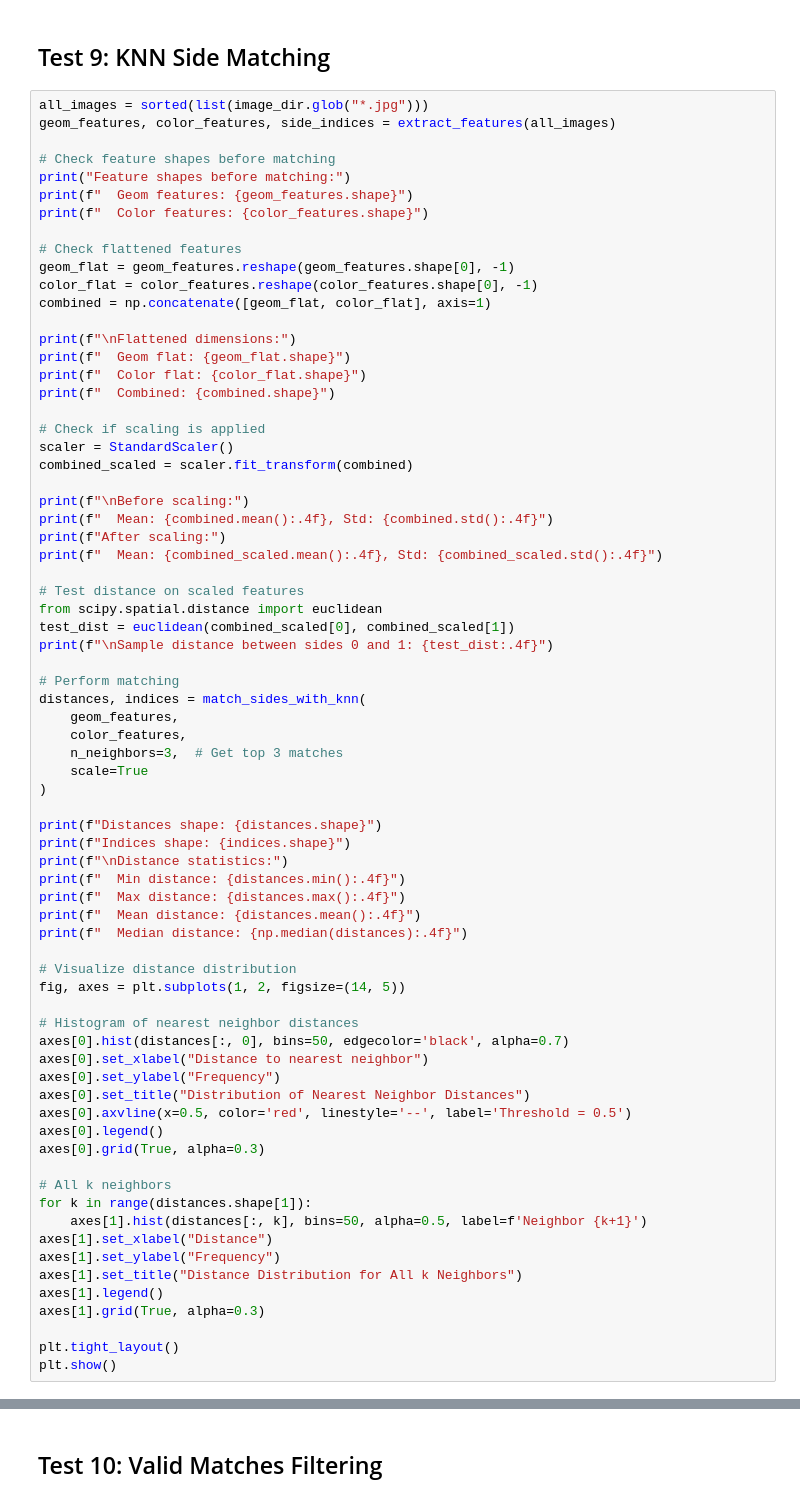
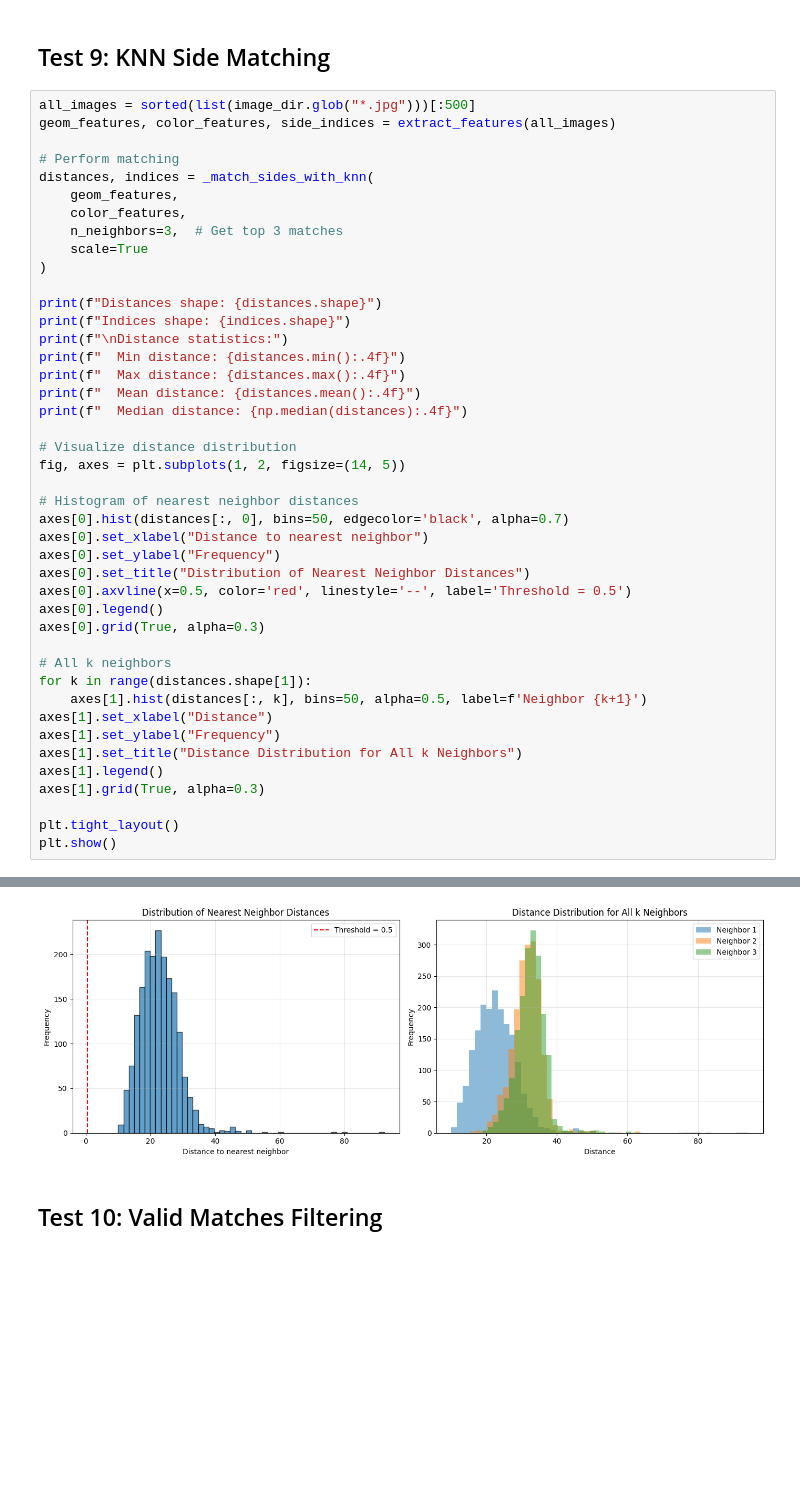
Before and after one commit to hundun-elon/a-thousand-piece-mystery, a Jupyter notebook: notebooks/feature_extraction.ipynb, the cells around one changed output, grey strips where cells are left out. Drawn from its saved outputs; the diff is of its cells as text; blank space fills up the shorter version.

```diff
--- a/notebooks/feature_extraction.ipynb
+++ b/notebooks/feature_extraction.ipynb
@@ -309,40 +309,11 @@ Sides per piece:
 # %% [markdown]
 ## Test 9: KNN Side Matching
 # %%
-all_images = sorted(list(image_dir.glob("*.jpg")))
+all_images = sorted(list(image_dir.glob("*.jpg")))[:500]
 geom_features, color_features, side_indices = extract_features(all_images)
 
-# Check feature shapes before matching
-print("Feature shapes before matching:")
-print(f"  Geom features: {geom_features.shape}")
-print(f"  Color features: {color_features.shape}")
-
-# Check flattened features
-geom_flat = geom_features.reshape(geom_features.shape[0], -1)
-color_flat = color_features.reshape(color_features.shape[0], -1)
-combined = np.concatenate([geom_flat, color_flat], axis=1)
-
-print(f"\nFlattened dimensions:")
-print(f"  Geom flat: {geom_flat.shape}")
-print(f"  Color flat: {color_flat.shape}")
-print(f"  Combined: {combined.shape}")
-
-# Check if scaling is applied
-scaler = StandardScaler()
-combined_scaled = scaler.fit_transform(combined)
-
-print(f"\nBefore scaling:")
-print(f"  Mean: {combined.mean():.4f}, Std: {combined.std():.4f}")
-print(f"After scaling:")
-print(f"  Mean: {combined_scaled.mean():.4f}, Std: {combined_scaled.std():.4f}")
-
-# Test distance on scaled features
-from scipy.spatial.distance import euclidean
-test_dist = euclidean(combined_scaled[0], combined_scaled[1])
-print(f"\nSample distance between sides 0 and 1: {test_dist:.4f}")
-
 # Perform matching
-distances, indices = match_sides_with_knn(
+distances, indices = _match_sides_with_knn(
     geom_features,
     color_features,
     n_neighbors=3,  # Get top 3 matches
@@ -385,3 +371,4 @@ Extracting features from 1000 puzzle pieces...
+[figure, added]
 # %% [markdown]
 ## Test 10: Valid Matches Filtering
 # %%
```
Also changed, not shown: parts of 7 cells of this notebook.
